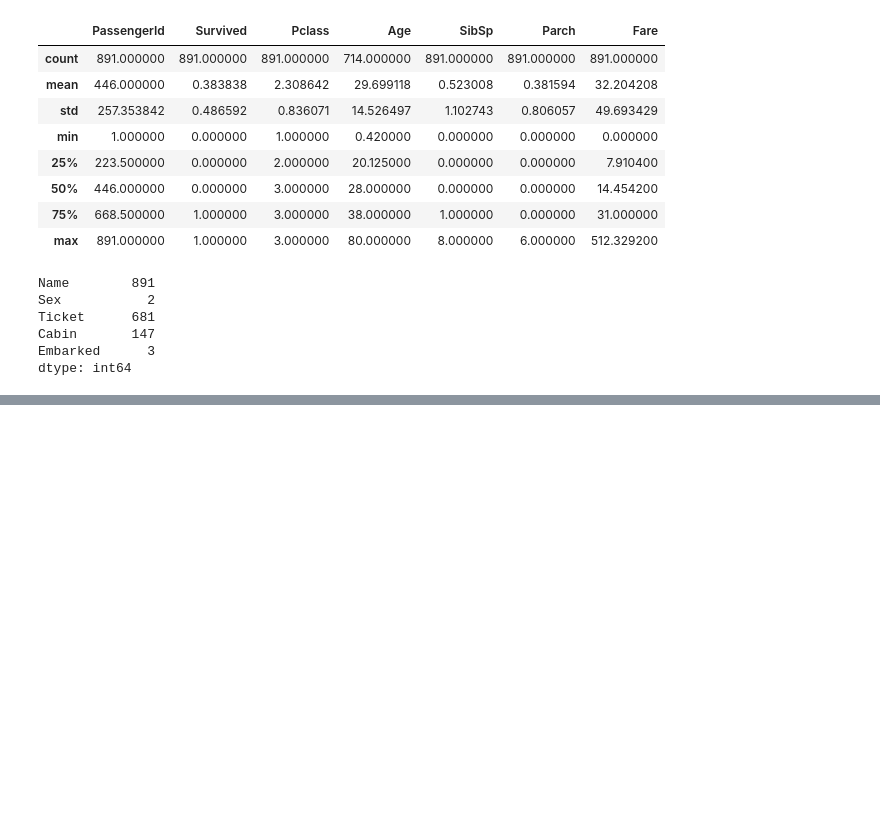
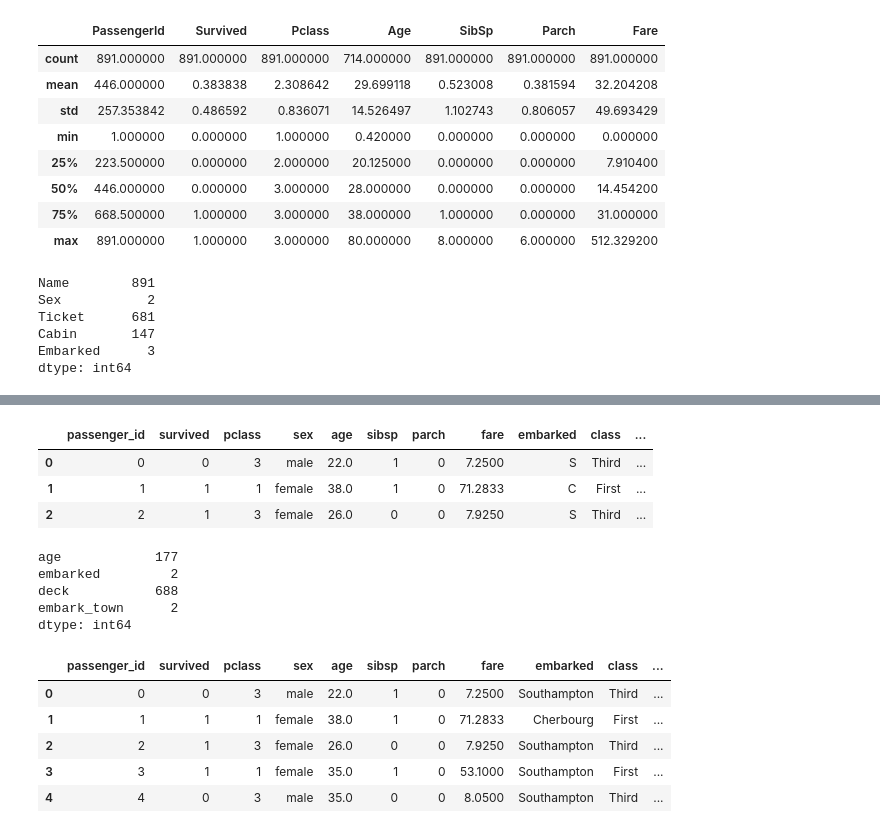
Before and after one commit to DesireeMcElroy/classification-exercises, a Jupyter notebook: classification_exercises.ipynb, the cells around one changed output, grey strips where cells are left out. Drawn from its saved outputs; the diff is of its cells as text; code cells hidden in the pictures; blank space fills up the shorter version.

```diff
--- a/classification_exercises.ipynb
+++ b/classification_exercises.ipynb
@@ -242,0 +324,36 @@ dtype: int64
+# %%
+# Use the function you defined in acquire.py to load the titanic dataset.
+titanic_df = acquire.get_titanic_data()
+titanic_df.head(3)
+# %% [output]
+|  | passenger_id | survived | pclass | sex | age | sibsp | parch | fare | embarked | class | ... |
+| 0 | 0 | 0 | 3 | male | 22.0 | 1 | 0 | 7.2500 | S | Third | ... |
+| 1 | 1 | 1 | 1 | female | 38.0 | 1 | 0 | 71.2833 | C | First | ... |
+| 2 | 2 | 1 | 3 | female | 26.0 | 0 | 0 | 7.9250 | S | Third | ... |
+# %%
+# see where our missing values are
+missing = titanic_df.isnull().sum()
+missing[missing > 0]
+# %% [output]
+age            177
+embarked         2
+deck           688
+embark_town      2
+dtype: int64
+# %%
+# Handle the missing values in the embark_town and embarked columns.
+titanic_df['embark_town'] = titanic_df.embark_town.fillna(value='Southampton')
+# %%
+titanic_df['embarked'] = titanic_df.embark_town.fillna(value='S')
+# %%
+# Remove the deck column.
+titanic_df = titanic_df.drop(columns=['deck'])
+# %%
+titanic_df.head()
+# %% [output]
+|  | passenger_id | survived | pclass | sex | age | sibsp | parch | fare | embarked | class | ... |
+| 0 | 0 | 0 | 3 | male | 22.0 | 1 | 0 | 7.2500 | Southampton | Third | ... |
+| 1 | 1 | 1 | 1 | female | 38.0 | 1 | 0 | 71.2833 | Cherbourg | First | ... |
+| 2 | 2 | 1 | 3 | female | 26.0 | 0 | 0 | 7.9250 | Southampton | Third | ... |
+| 3 | 3 | 1 | 1 | female | 35.0 | 1 | 0 | 53.1000 | Southampton | First | ... |
+| 4 | 4 | 0 | 3 | male | 35.0 | 0 | 0 | 8.0500 | Southampton | Third | ... |
```
Also changed, not shown: parts of 9 cells of this notebook.
